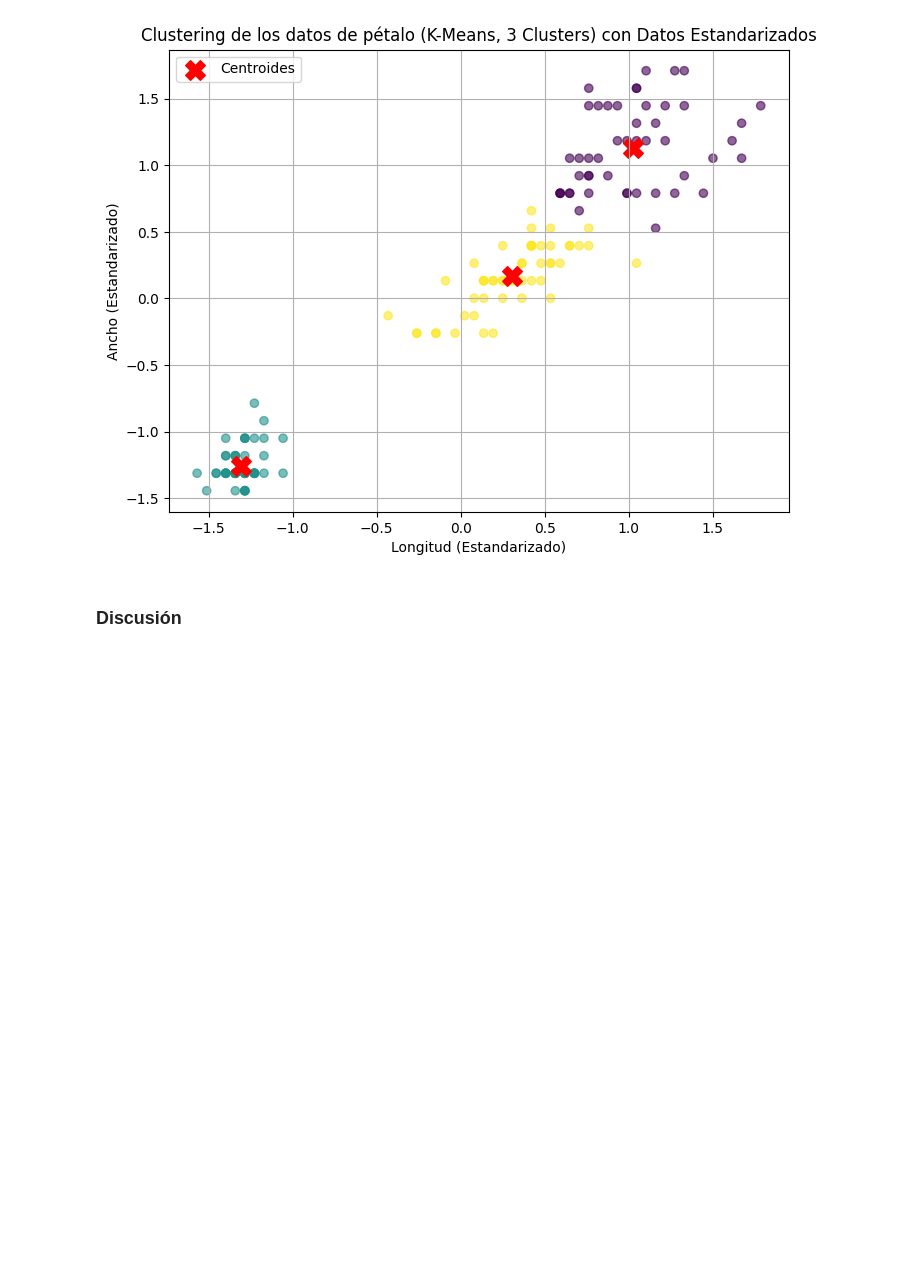
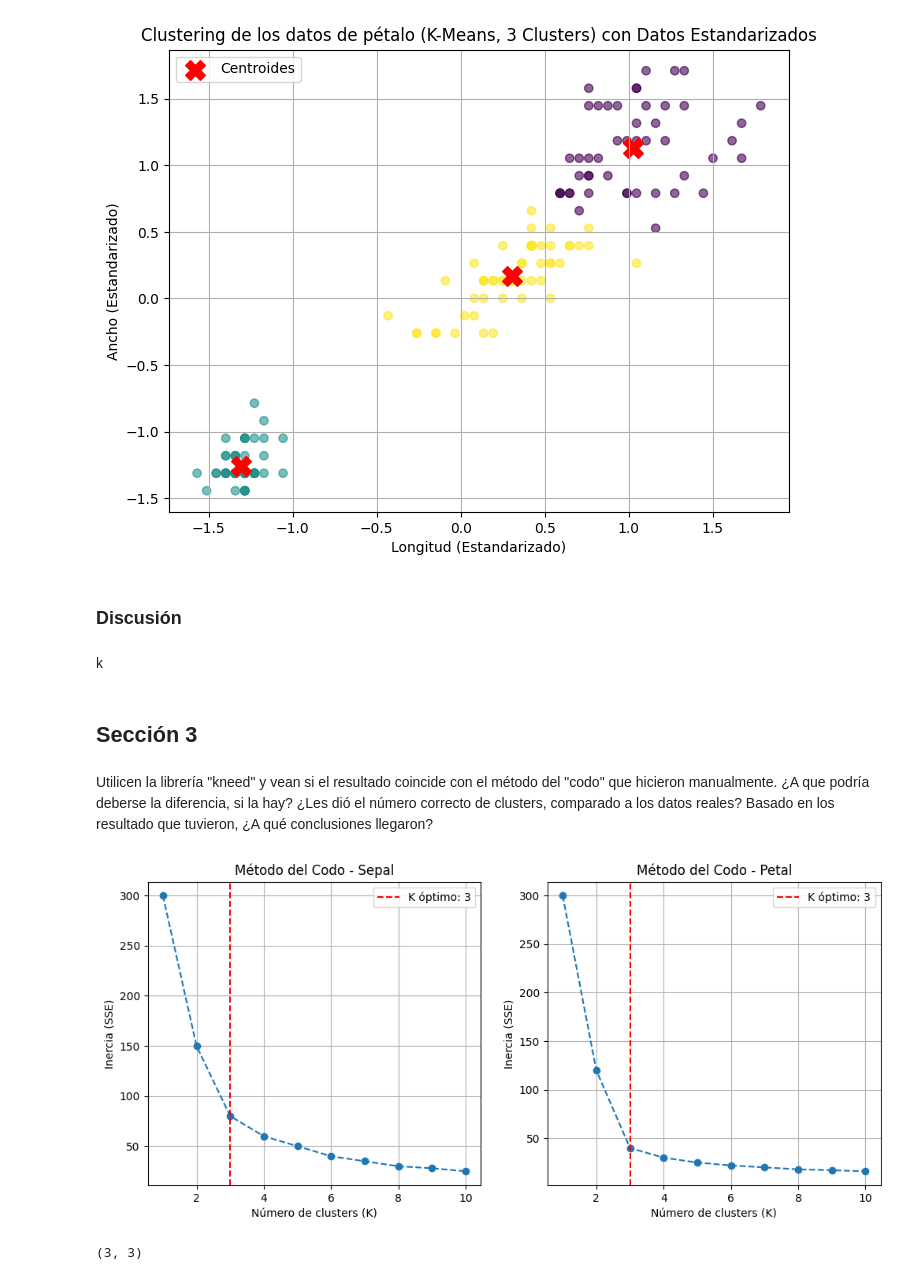
Before and after one commit to SRV-JSPA/HT-2.-Clustering, a Jupyter notebook: Clustering.ipynb, the cells around one changed output. Cells and saved outputs as stored; diff of their text form; code cells hidden in the pictures; blank space fills up the shorter version.

Commit message:
Sección 3

```diff
--- a/Clustering.ipynb
+++ b/Clustering.ipynb
@@ -420,3 +422,55 @@ plt.show()
 [figure]
 # %% [markdown]
 ### Discusión
+# %% [markdown]
+k
+# %% [markdown]
+## Sección 3
+# %% [markdown]
+Utilicen la librería "kneed" y vean si el resultado coincide con el método del "codo" que
+hicieron manualmente. ¿A que podría deberse la diferencia, si la hay? ¿Les dió el
+número correcto de clusters, comparado a los datos reales?
+Basado en los resultado que tuvieron, ¿A qué conclusiones llegaron?
+# %%
+import numpy as np
+import matplotlib.pyplot as plt
+from sklearn.cluster import KMeans
+from sklearn.preprocessing import StandardScaler
+from kneed import KneeLocator
+
+inertia_sepal = [300, 150, 80, 60, 50, 40, 35, 30, 28, 25]
+inertia_petal = [300, 120, 40, 30, 25, 22, 20, 18, 17, 16]
+rango_K = np.arange(1, 11)
+
+kneedle_sepal = KneeLocator(rango_K, inertia_sepal, curve="convex", direction="decreasing")
+k_optimo_sepal = kneedle_sepal.elbow
+
+kneedle_petal = KneeLocator(rango_K, inertia_petal, curve="convex", direction="decreasing")
+k_optimo_petal = kneedle_petal.elbow
+
+plt.figure(figsize=(12, 5))
+
+plt.subplot(1, 2, 1)
+plt.plot(rango_K, inertia_sepal, marker="o", linestyle="--")
+plt.axvline(x=k_optimo_sepal, color="r", linestyle="--", label=f"K óptimo: {k_optimo_sepal}")
+plt.xlabel("Número de clusters (K)")
+plt.ylabel("Inercia (SSE)")
+plt.title("Método del Codo - Sepal")
+plt.legend()
+plt.grid(True)
+
+plt.subplot(1, 2, 2)
+plt.plot(rango_K, inertia_petal, marker="o", linestyle="--")
+plt.axvline(x=k_optimo_petal, color="r", linestyle="--", label=f"K óptimo: {k_optimo_petal}")
+plt.xlabel("Número de clusters (K)")
+plt.ylabel("Inercia (SSE)")
+plt.title("Método del Codo - Petal")
+plt.legend()
+plt.grid(True)
+
+plt.show()
+
+k_optimo_sepal, k_optimo_petal
+# %% [output]
+[figure, added]
+(3, 3)
```
Also changed, not shown: parts of 1 cell of this notebook.
